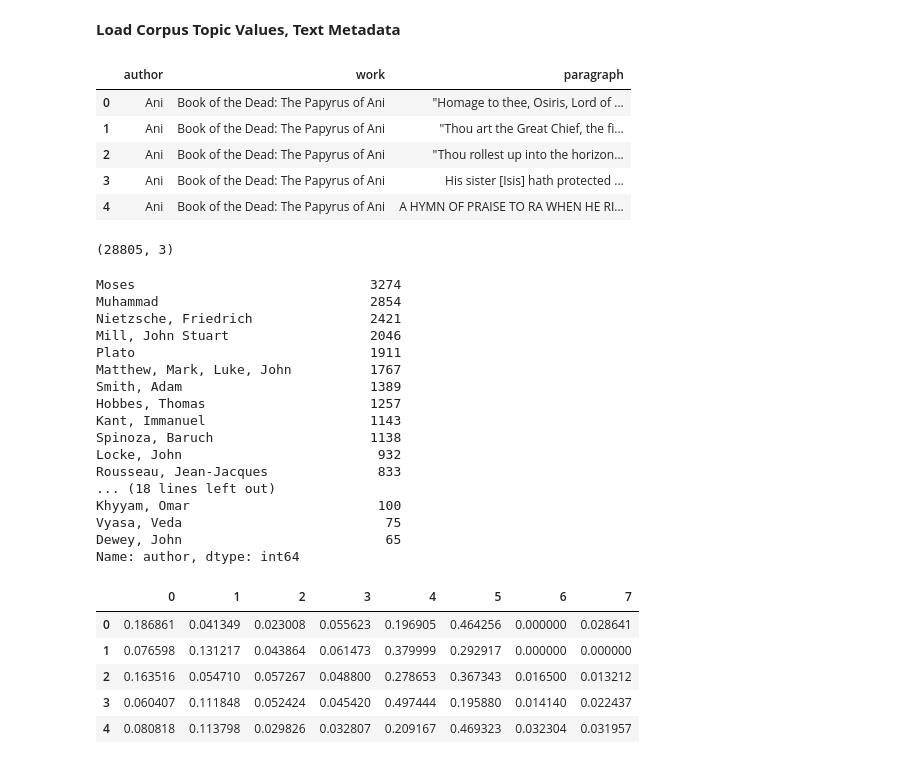
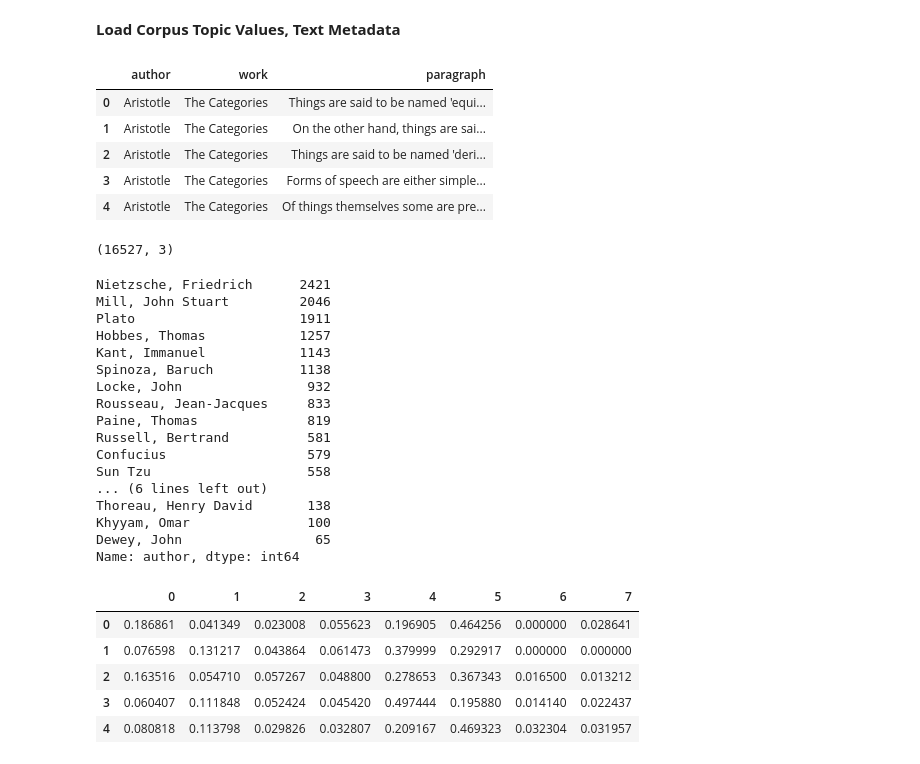
Before and after one commit to twludlow/ga_dsi_capstone, a Jupyter notebook: Ludlow Capstone - 05 Feature Engineering for RNN.ipynb, the cells around one changed output. Saved outputs shown, nothing was run; the diff lists cells and outputs as text; code cells hidden in the pictures.

```diff
--- a/Ludlow Capstone - 05 Feature Engineering for RNN.ipynb
+++ b/Ludlow Capstone - 05 Feature Engineering for RNN.ipynb
@@ -45,38 +47,38 @@ warnings.filterwarnings("ignore",category=DeprecationWarning)
 # %% [markdown]
 **Load Corpus Topic Values, Text Metadata**
 # %%
-book_df = pd.read_csv('./data/book_df.csv')
-book_df.head()
+par_df = pd.read_csv('./data/par_df.csv')
+par_df.head()
 # %% [output]
 |  | author | work | paragraph |
-| 0 | Ani | Book of the Dead: The Papyrus of Ani | "Homage to thee, Osiris, Lord of ... |
-| 1 | Ani | Book of the Dead: The Papyrus of Ani | "Thou art the Great Chief, the fi... |
-| 2 | Ani | Book of the Dead: The Papyrus of Ani | "Thou rollest up into the horizon... |
-| 3 | Ani | Book of the Dead: The Papyrus of Ani | His sister [Isis] hath protected ... |
-| 4 | Ani | Book of the Dead: The Papyrus of Ani | A HYMN OF PRAISE TO RA WHEN HE RI... |
+| 0 | Aristotle | The Categories | Things are said to be named 'equi... |
+| 1 | Aristotle | The Categories | On the other hand, things are sai... |
+| 2 | Aristotle | The Categories | Things are said to be named 'deri... |
+| 3 | Aristotle | The Categories | Forms of speech are either simple... |
+| 4 | Aristotle | The Categories | Of things themselves some are pre... |
 # %%
-book_df.shape
+par_df.shape
 # %% [output]
-(28805, 3)
+(16527, 3)
 # %%
-book_df.author.value_counts()
+par_df.author.value_counts()
 # %% [output]
-Moses                              3274
-Muhammad                           2854
-Nietzsche, Friedrich               2421
-Mill, John Stuart                  2046
-Plato                              1911
-Matthew, Mark, Luke, John          1767
-Smith, Adam                        1389
-Hobbes, Thomas                     1257
-Kant, Immanuel                     1143
-Spinoza, Baruch                    1138
-Locke, John                         932
-Rousseau, Jean-Jacques              833
-... (18 lines left out)
-Khyyam, Omar                        100
-Vyasa, Veda                          75
-Dewey, John                          65
+Nietzsche, Friedrich      2421
+Mill, John Stuart         2046
+Plato                     1911
+Hobbes, Thomas            1257
+Kant, Immanuel            1143
+Spinoza, Baruch           1138
+Locke, John                932
+Rousseau, Jean-Jacques     833
+Paine, Thomas              819
+Russell, Bertrand          581
+Confucius                  579
+Sun Tzu                    558
+... (6 lines left out)
+Thoreau, Henry David       138
+Khyyam, Omar               100
+Dewey, John                 65
 Name: author, dtype: int64
 # %%
 c_values = pd.read_csv('./models/corpus_topic_df.csv')
```
Also changed, not shown: parts of 1 cell of this notebook, 24 other files.
